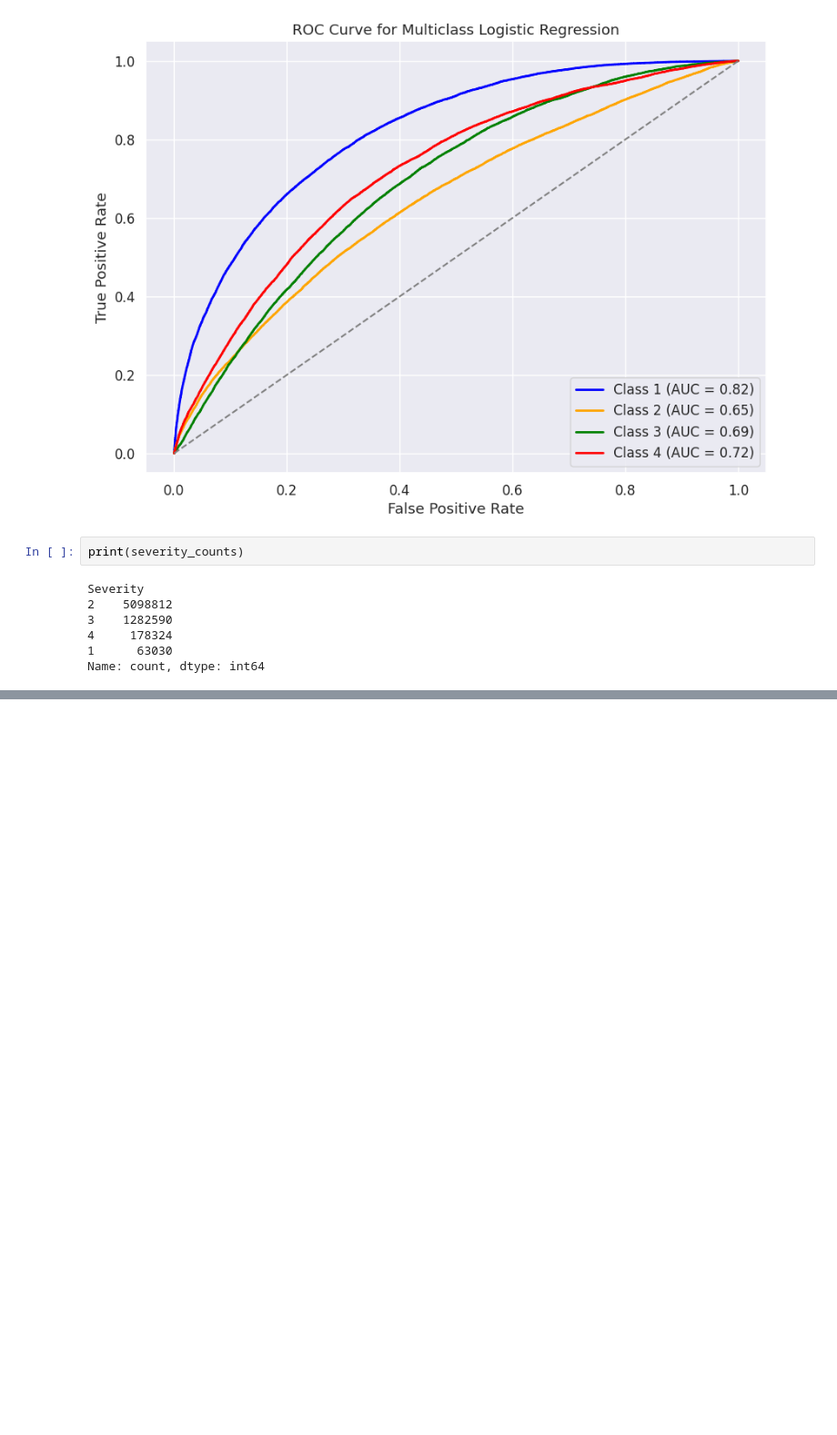
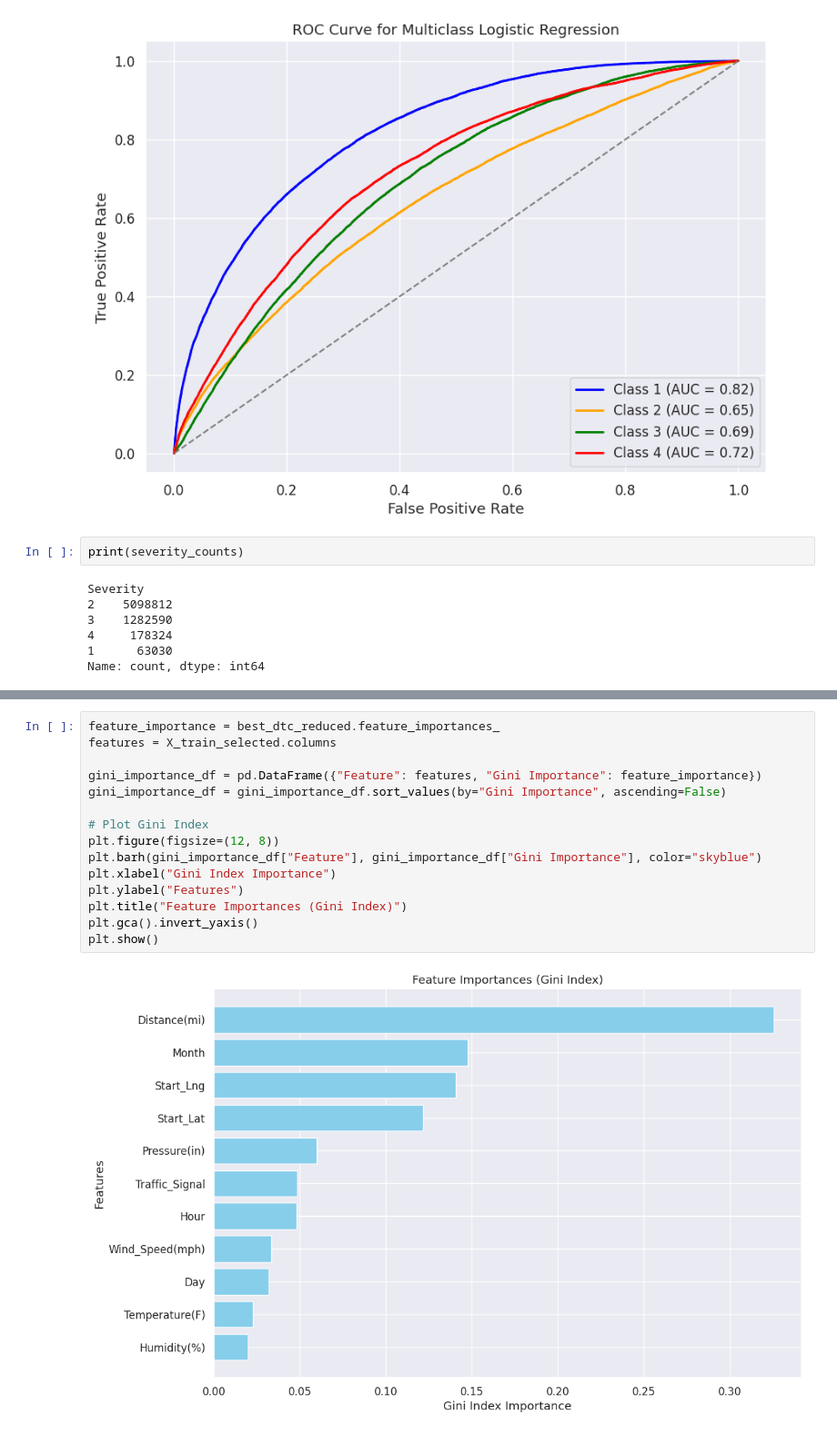
Before and after one commit to burakbasher/team12-Accident-Probability, a Jupyter notebook: data-preprocess/severity-prediction.ipynb, the cells around one changed output, grey strips where cells are left out. Shown at 91% size. Saved outputs shown, nothing was run; the diff lists cells and outputs as text; blank space fills up the shorter version.

```diff
--- a/data-preprocess/severity-prediction.ipynb
+++ b/data-preprocess/severity-prediction.ipynb
@@ -1212,0 +1311,17 @@ Name: count, dtype: int64
+# %%
+feature_importance = best_dtc_reduced.feature_importances_
+features = X_train_selected.columns
+
+gini_importance_df = pd.DataFrame({"Feature": features, "Gini Importance": feature_importance})
+gini_importance_df = gini_importance_df.sort_values(by="Gini Importance", ascending=False)
+
+# Plot Gini Index
+plt.figure(figsize=(12, 8))
+plt.barh(gini_importance_df["Feature"], gini_importance_df["Gini Importance"], color="skyblue")
+plt.xlabel("Gini Index Importance")
+plt.ylabel("Features")
+plt.title("Feature Importances (Gini Index)")
+plt.gca().invert_yaxis()
+plt.show()
+# %% [output]
+[figure, added]
```
Also changed, not shown: parts of 13 cells of this notebook.
